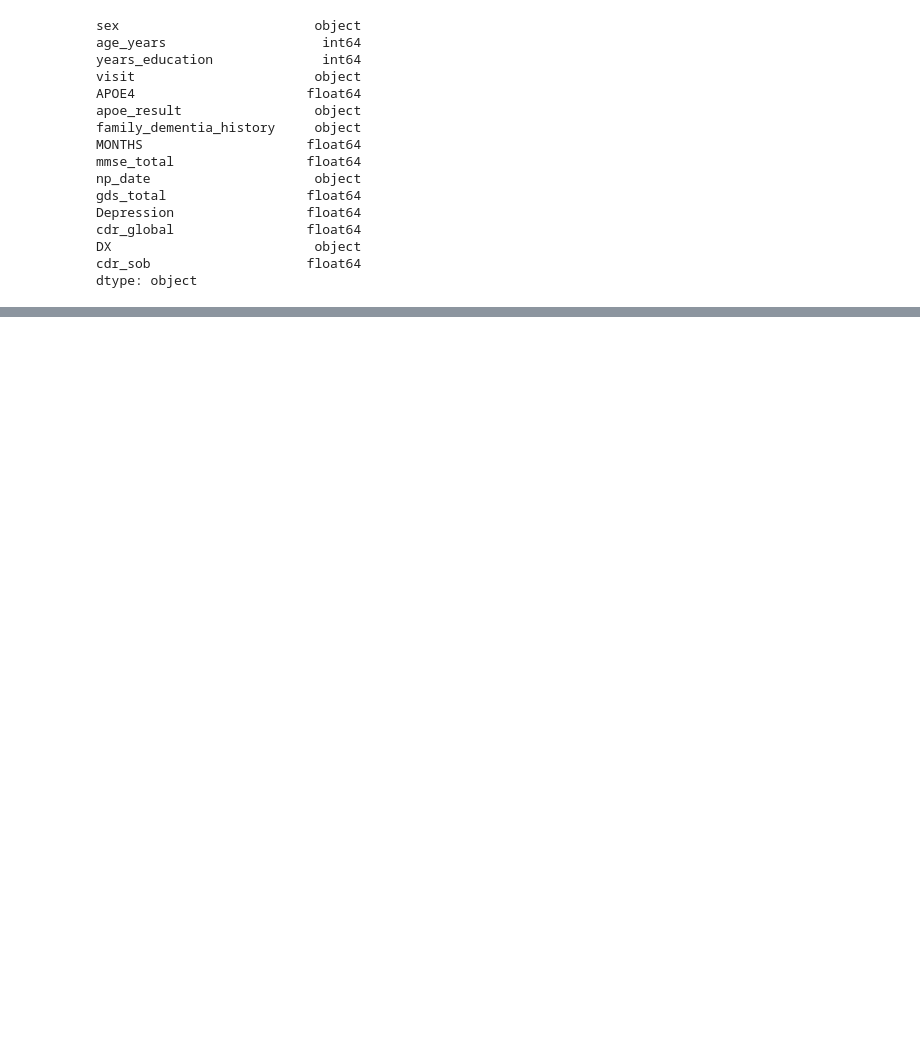
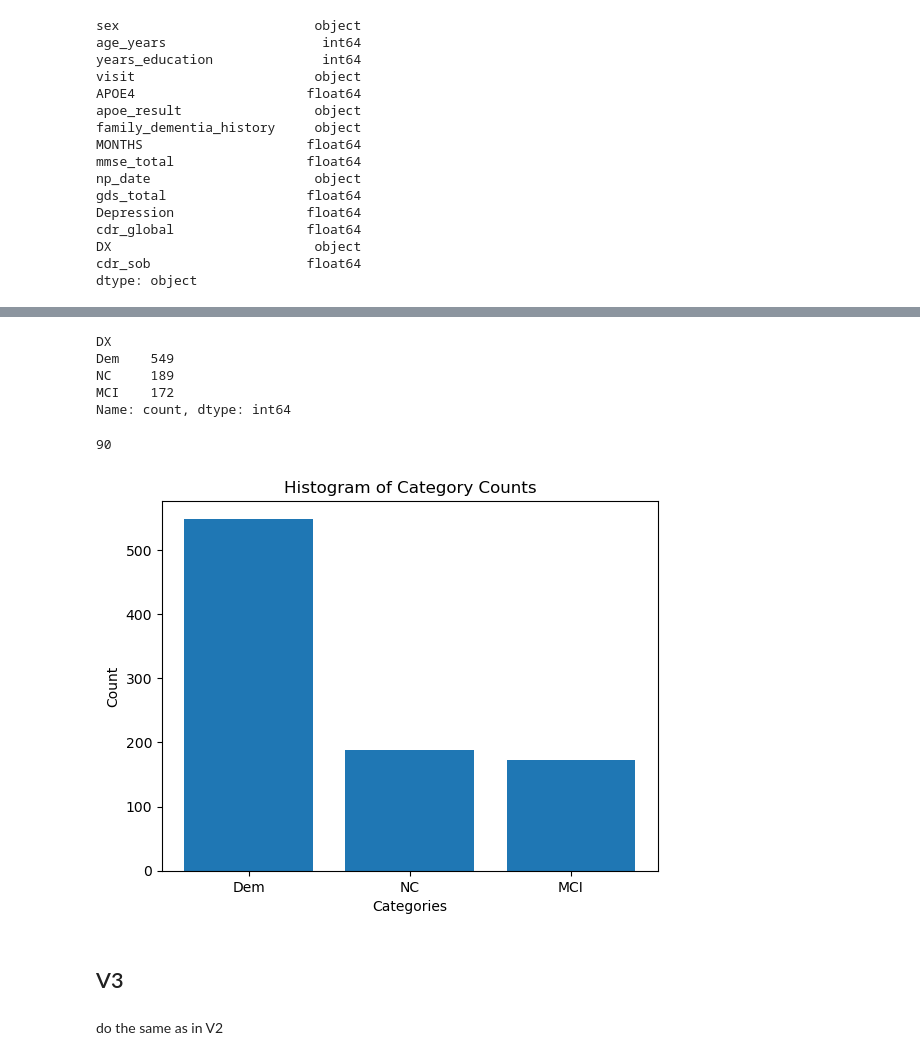
Before and after one commit to SofiaG73/ml_alzheimer, a Jupyter notebook: analisedados.ipynb, the cells around one changed output, grey strips where cells are left out. Saved outputs shown, nothing was run; the diff lists cells and outputs as text; code cells hidden in the pictures; blank space fills up the shorter version.

```diff
--- a/analisedados.ipynb
+++ b/analisedados.ipynb
@@ -300,0 +283,27 @@ dtype: object
+# %%
+value_counts = df_v2["DX"].value_counts()
+value_counts
+# %% [output]
+DX
+Dem    549
+NC     189
+MCI    172
+Name: count, dtype: int64
+# %%
+# there are some null values
+df_v2["DX"].isnull().sum()
+# %% [output]
+90
+# %%
+# histogram of DX
+plt.bar(value_counts.index, value_counts.values)
+plt.xlabel('Categories')
+plt.ylabel('Count')
+plt.title('Histogram of Category Counts')
+plt.show()
+# %% [output]
+[figure, added]
+# %% [markdown]
+## V3
+# %% [markdown]
+do the same as in V2
```
Also changed, not shown: parts of 26 cells of this notebook.
